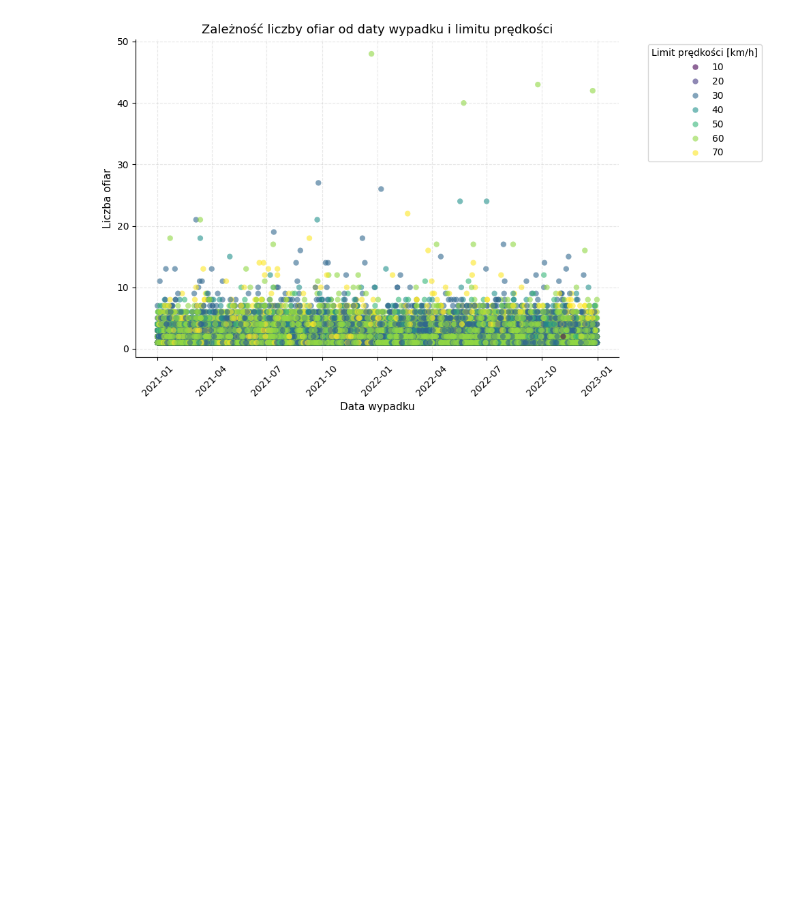
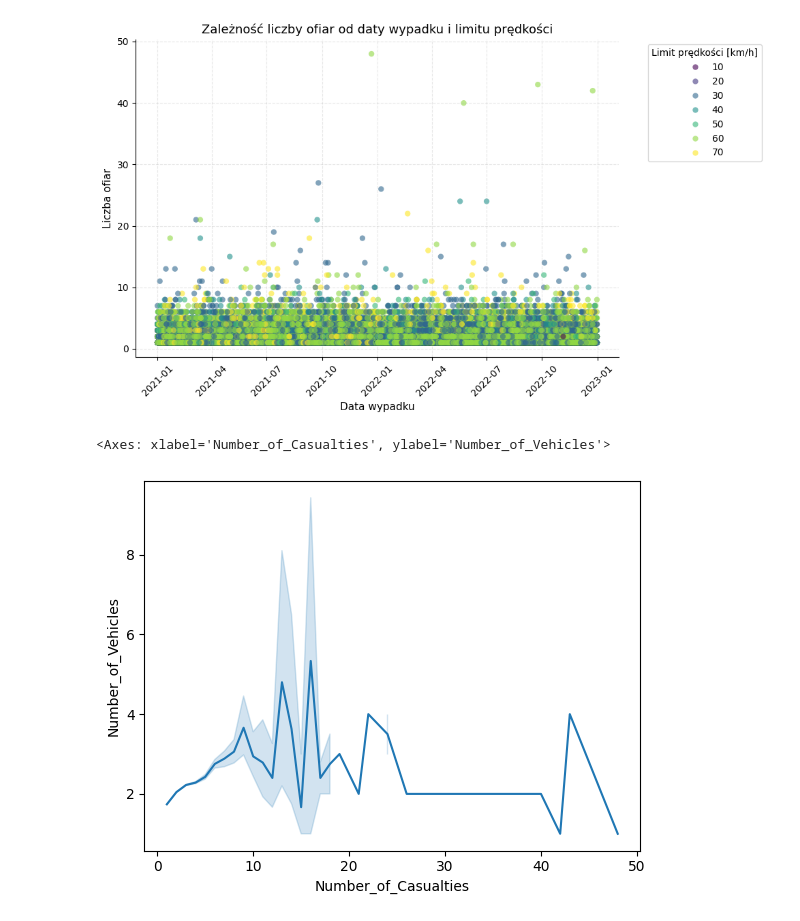
Before and after one commit to Bohdansuskyi/Pracownia_analizy_danych, a Jupyter notebook: analysis.ipynb, the cells around one changed output. Cells and saved outputs as stored; diff of their text form; code cells hidden in the pictures; blank space fills up the shorter version.

```diff
--- a/analysis.ipynb
+++ b/analysis.ipynb
@@ -71,3 +73,10 @@ plt.tight_layout()
 plt.show()
 # %% [output]
 [figure]
+# %%
+
+sns.lineplot(x="Number_of_Casualties", y="Number_of_Vehicles",
+             data=df)
+# %% [output]
+<Axes: xlabel='Number_of_Casualties', ylabel='Number_of_Vehicles'>
+[figure, added]
```
Also changed, not shown: parts of 3 cells of this notebook, 1 other file.
